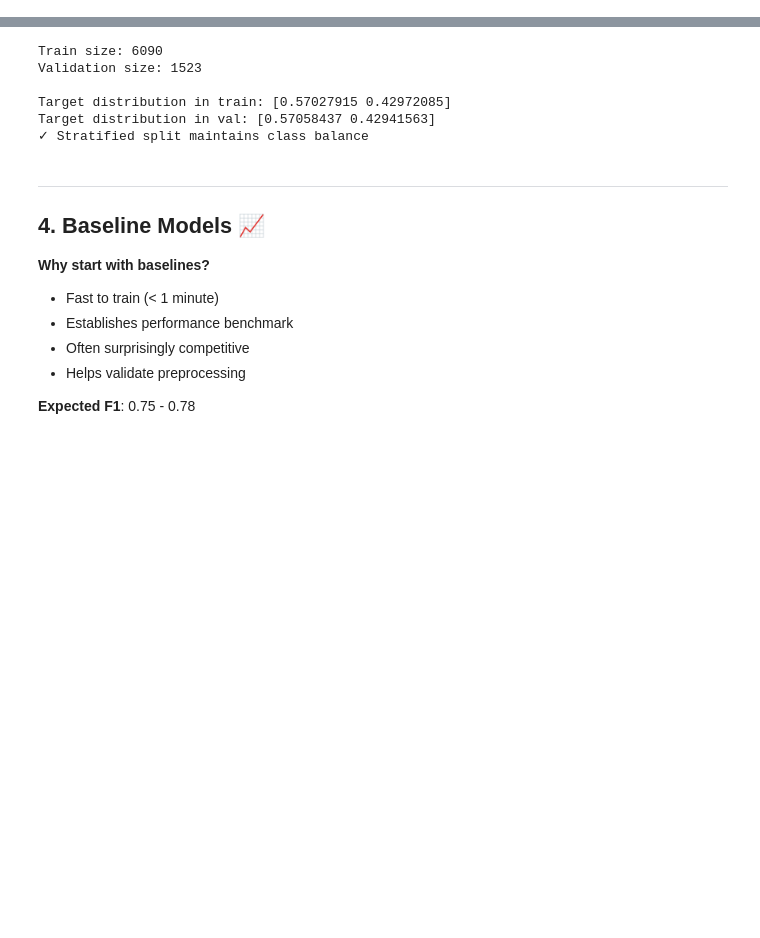
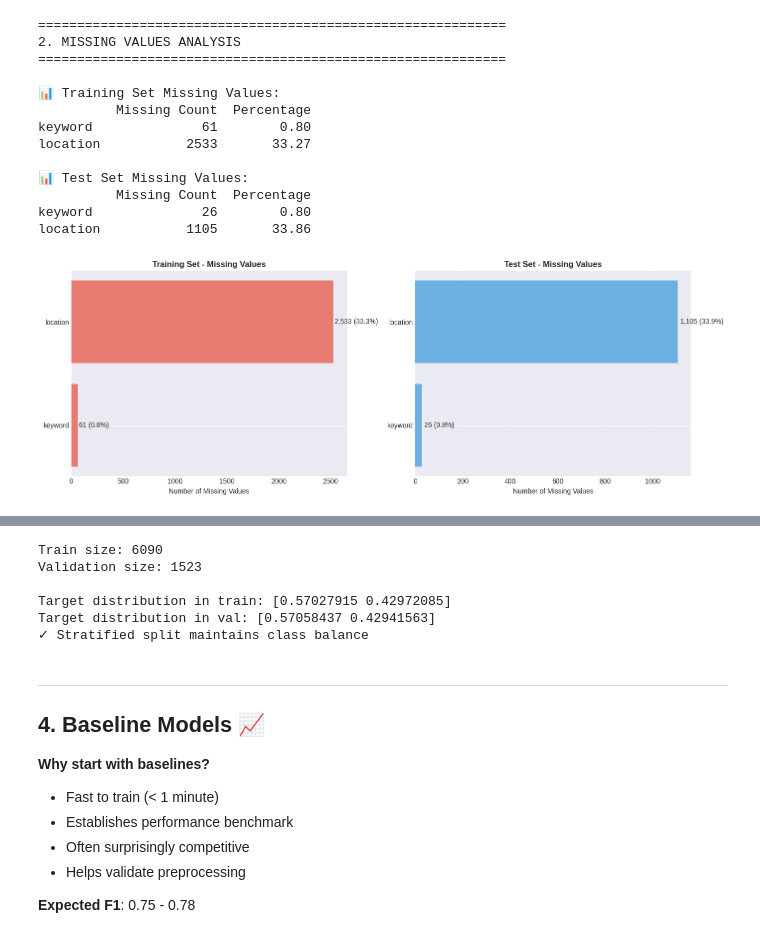
Before and after one commit to RockDeng110/Natural-Language-Processing-with-Disaster-Tweets, a Jupyter notebook: notebooks/00_complete_workflow_simple.ipynb, the cells around one changed output, grey strips where cells are left out. Drawn from its saved outputs; the diff is of its cells as text; code cells hidden in the pictures; blank space fills up the shorter version.

```diff
--- a/notebooks/00_complete_workflow_simple.ipynb
+++ b/notebooks/00_complete_workflow_simple.ipynb
@@ -277,0 +405,80 @@ id             0
+# %%
+# EDA 2: 缺失值分析
+print("\n" + "=" * 60)
+print("2. MISSING VALUES ANALYSIS")
+print("=" * 60)
+
+# 训练集缺失值统计
+print("\n📊 Training Set Missing Values:")
+missing_train = train_df.isnull().sum()
+missing_train_pct = (missing_train / len(train_df) * 100).round(2)
+missing_df = pd.DataFrame({
+    'Missing Count': missing_train,
+    'Percentage': missing_train_pct
+})
+print(missing_df[missing_df['Missing Count'] > 0].to_string())
+
+# 测试集缺失值统计
+print("\n📊 Test Set Missing Values:")
+missing_test = test_df.isnull().sum()
+missing_test_pct = (missing_test / len(test_df) * 100).round(2)
+missing_df_test = pd.DataFrame({
+    'Missing Count': missing_test,
+    'Percentage': missing_test_pct
+})
+print(missing_df_test[missing_df_test['Missing Count'] > 0].to_string())
+
+# 可视化缺失值
+fig, axes = plt.subplots(1, 2, figsize=(14, 5))
+
+# 训练集缺失值
+fields_train = ['keyword', 'location']
+missing_counts_train = [train_df[col].isnull().sum() for col in fields_train]
+axes[0].barh(fields_train, missing_counts_train, color='#e74c3c', alpha=0.7)
+axes[0].set_xlabel('Number of Missing Values')
+axes[0].set_title('Training Set - Missing Values', fontsize=12, fontweight='bold')
+axes[0].grid(axis='x', alpha=0.3)
+for i, v in enumerate(missing_counts_train):
+    axes[0].text(v + 10, i, f'{v:,} ({v/len(train_df)*100:.1f}%)', va='center')
+
+# 测试集缺失值
+missing_counts_test = [test_df[col].isnull().sum() for col in fields_train]
+axes[1].barh(fields_train, missing_counts_test, color='#3498db', alpha=0.7)
+axes[1].set_xlabel('Number of Missing Values')
+axes[1].set_title('Test Set - Missing Values', fontsize=12, fontweight='bold')
+axes[1].grid(axis='x', alpha=0.3)
+for i, v in enumerate(missing_counts_test):
+    axes[1].text(v + 10, i, f'{v:,} ({v/len(test_df)*100:.1f}%)', va='center')
+
+plt.tight_layout()
+plt.show()
+
+# 分析缺失值对目标的影响
+print("\n🔍 Impact of Missing Values on Target:")
+for col in ['keyword', 'location']:
+    if train_df[col].isnull().sum() > 0:
+        has_value = train_df[train_df[col].notna()]['target'].mean()
+        no_value = train_df[train_df[col].isna()]['target'].mean()
+        print(f"\n   {col.capitalize()}:")
+        print(f"      Disaster rate (with {col}):    {has_value:.2%}")
+        print(f"      Disaster rate (without {col}): {no_value:.2%}")
+        print(f"      Difference: {abs(has_value - no_value):.2%}")
+
+print("\n💡 Key Insight: ~0.8% samples missing keyword, ~33% missing location")
+print("💡 Strategy: keyword is important (61% coverage), location is very sparse")
+print("💡 Recommendation: Use keyword as feature, consider dropping location or treating as 'unknown'")
+# %% [output]
+============================================================
+2. MISSING VALUES ANALYSIS
+============================================================
+
+📊 Training Set Missing Values:
+          Missing Count  Percentage
+keyword              61        0.80
+location           2533       33.27
+
+📊 Test Set Missing Values:
+          Missing Count  Percentage
+keyword              26        0.80
+location           1105       33.86
+[figure, added]
```
Also changed, not shown: parts of 84 cells of this notebook.
